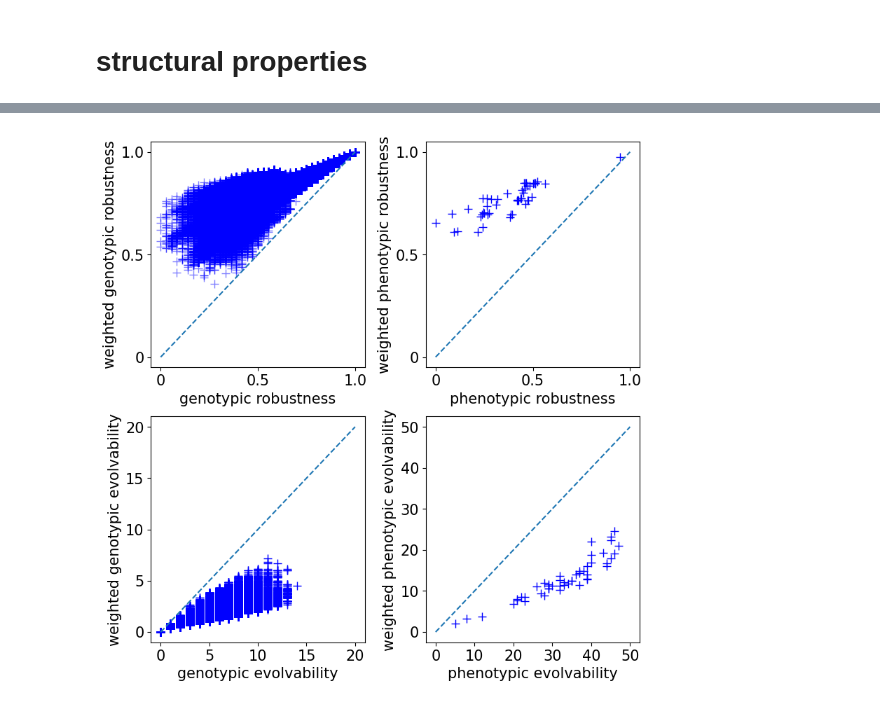
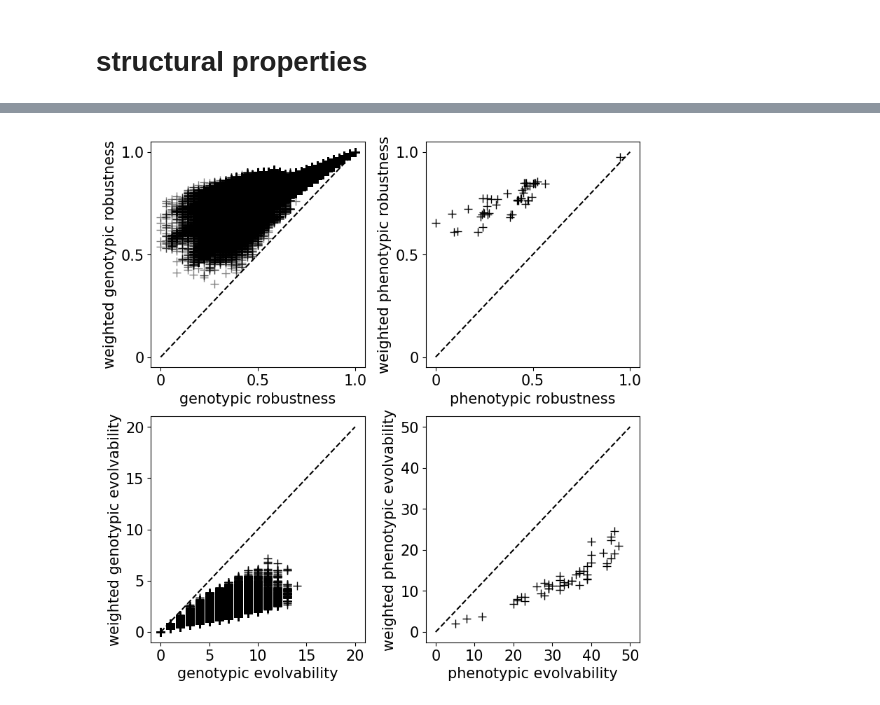
Before and after one commit to paulagrcg/phenodistance, a Jupyter notebook: plots/plotsquantities.ipynb, the cells around one changed output, grey strips where cells are left out. Cells and saved outputs as stored; diff of their text form; code cells hidden in the pictures.

```diff
--- a/plots/plotsquantities.ipynb
+++ b/plots/plotsquantities.ipynb
@@ -388,17 +388,21 @@ with open('../data/evgDPD.pkl', 'rb') as f:
 with open('../data/rhogDPD.pkl', 'rb') as f:
     rhogDPD = pickle.load(f)
 with open('../data/evgD.pkl', 'rb') as f:
-    evgD = pickle.load(f)
+    evgDlistevgD = pickle.load(f)
 with open('../data/rhogD.pkl', 'rb') as f:
     rhogD = pickle.load(f)
+with open('../data/evgD.pkl', 'rb') as f:
+    evgD = pickle.load(f)
+with open('../data/rhopD.pkl', 'rb') as f:
+    rhopD = pickle.load(f)
 with open('../data/evpD.pkl', 'rb') as f:
     evpD = pickle.load(f)
 with open('../data/rhopD.pkl', 'rb') as f:
     rhopD = pickle.load(f)
 with open("../data/DGPmap.pkl","rb") as f:
     DGPmap = pickle.load(f)
-with open('../data/neutralsets_NDPD.pkl', 'rb') as f:
-    neutralsetsNDPD = pickle.load(f)
+with open('../data/neutralsetsDPD.pkl', 'rb') as f:
+    neutralsetsDPD = pickle.load(f)
 neutralsets = Counter(DGPmap.values())
 
 L=12
@@ -492,48 +508,48 @@ gs = gridspec.GridSpec(2, 2, figure=fig)
 ax1 = fig.add_subplot(gs[0, 0])
 sorted_keys = sorted(rhogDPD.keys())
 
-ax1.plot(list(rhogD.values()), list(rhogDPD.values()), '+', color='blue', markersize=8, alpha=0.5)
-ax1.plot([0, 1], [0, 1], '--')
+ax1.plot(list(rhogD.values()), list(rhogDPD.values()), '+', color='k', markersize=8, alpha=0.5)
+ax1.plot([0, 1], [0, 1], '--', color='k')
 ax1.set_yticks([0, 0.5, 1.0])
 ax1.set_yticklabels([0, 0.5, 1.0], fontsize=15)
 ax1.set_xticks([0, 0.5, 1.0])
 ax1.set_xticklabels([0, 0.5, 1.0], fontsize=15)
 ax1.set_xlabel(r'genotypic robustness', fontsize=15)
 ax1.set_ylabel(r'weighted genotypic robustness', fontsize=15)
 # Subplot 1: Genotypic robustness
 ax2 = fig.add_subplot(gs[0, 1])
-ax2.plot(list(rhopD.values()), list(rhopDPD.values()), '+', color='blue', markersize=8)
-ax2.plot([0, 1], [0, 1], '--')
+ax2.plot(list(rhopD.values()), list(rhopDPD.values()), '+', color='k', markersize=8)
+ax2.plot([0, 1], [0, 1], '--', color='k')
 ax2.set_yticks([0, 0.5, 1.0])
 ax2.set_yticklabels([0, 0.5, 1.0], fontsize=15)
 ax2.set_xticks([0, 0.5, 1.0])
 ax2.set_xticklabels([0, 0.5, 1.0], fontsize=15)
 ax2.set_xlabel(r'phenotypic robustness', fontsize=15)
 ax2.set_ylabel(r'weighted phenotypic robustness', fontsize=15)
 # Subplot 3: Genotypic evolvability
 ax3 = fig.add_subplot(gs[1, 0])
-ax3.plot(list(evgD.values()), list(evgDPD.values()), '+', color='blue', markersize=8)
-ax3.plot([0, 20], [0, 20], '--')
+ax3.plot(list(evgD.values()), list(evgDPD.values()), '+', color='k', markersize=8)
+ax3.plot([0, 20], [0, 20], '--', color='k')
 ax3.set_yticks([0, 5,10,15,20])
 ax3.set_yticklabels([0, 5,10,15,20], fontsize=15)
 ax3.set_xticks([0, 5,10,15,20])
 ax3.set_xticklabels([0, 5,10,15,20], fontsize=15)
 ax3.set_xlabel(r'genotypic evolvability', fontsize=15)
 ax3.set_ylabel(r'weighted genotypic evolvability', fontsize=15)
 # Subplot 4: Phenotypic evolvability
 ax4 = fig.add_subplot(gs[1, 1])
-ax4.plot(list(evpD.values()), list(evpDPD.values()), '+', color='blue', markersize=8)
-ax4.plot([0, 50], [0, 50], '--')
+ax4.plot(list(evpD.values()), list(evpDPD.values()), '+', color='k', markersize=8)
+ax4.plot([0, 50], [0, 50], '--', color='k')
 ax4.set_yticks([0, 10, 20, 30, 40, 50])
 ax4.set_yticklabels([0, 10, 20, 30, 40, 50], fontsize=15)
 ax4.set_xticks([0, 10, 20, 30, 40, 50])
 ax4.set_xticklabels([0, 10, 20, 30, 40, 50], fontsize=15)
 ax4.set_xlabel(r'phenotypic evolvability', fontsize=15)
 ax4.set_ylabel(r'weighted phenotypic evolvability', fontsize=15)
 plt.tight_layout()
 plt.savefig('../plots/robustness_evolvability_compare.png',bbox_inches='tight', dpi=300)
 # %% [output]
-[figure, old version]
+[figure, new version]
 # %%
 from collections import defaultdict
 fractionaladd = defaultdict(float)
```
Also changed, not shown: parts of 16 cells of this notebook, 8 other files.
